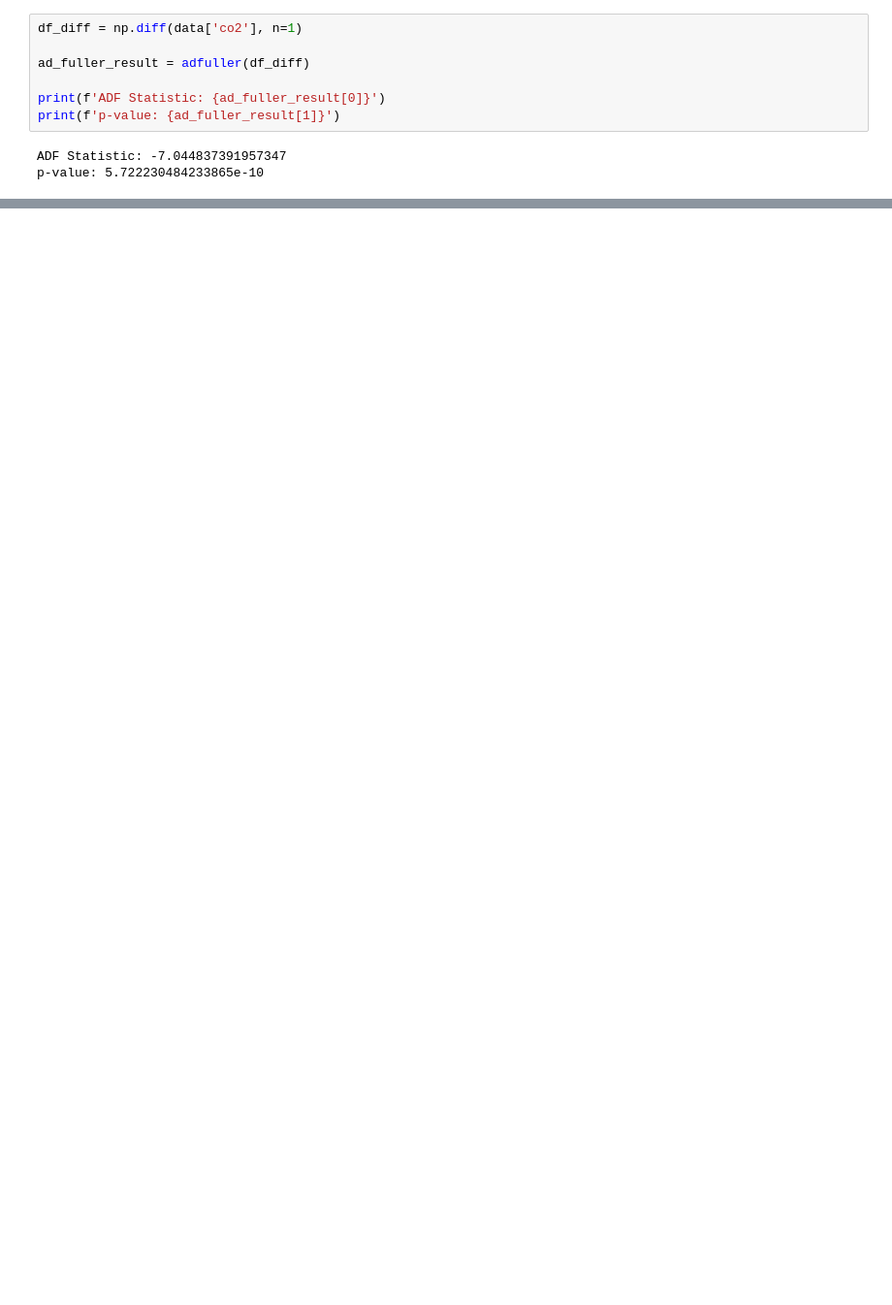
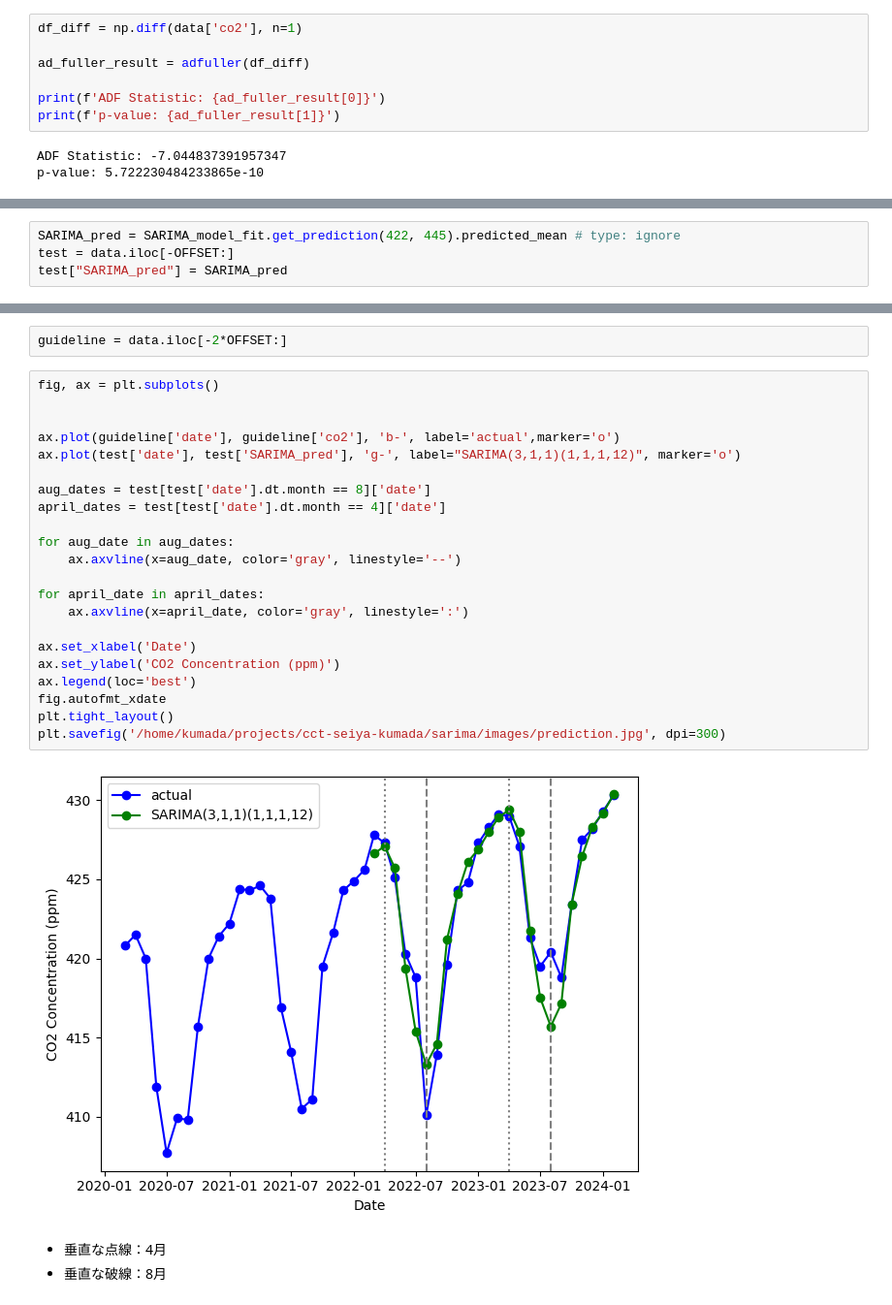
Before and after one commit to cct-blog/cct-seiya-kumada, a Jupyter notebook: sarima/src/main.ipynb, the cells around one changed output, grey strips where cells are left out. Shown at 97% size. Cells and saved outputs as stored; diff of their text form; blank space fills up the shorter version.

```diff
--- a/sarima/src/main.ipynb
+++ b/sarima/src/main.ipynb
@@ -211,0 +306,4 @@ ARIMA_result_df
+# %%
+SARIMA_pred = SARIMA_model_fit.get_prediction(422, 445).predicted_mean # type: ignore
+test = data.iloc[-OFFSET:]
+test["SARIMA_pred"] = SARIMA_pred
@@ -211,0 +327,29 @@ ARIMA_result_df
+# %%
+guideline = data.iloc[-2*OFFSET:]
+# %%
+fig, ax = plt.subplots()
+
+
+ax.plot(guideline['date'], guideline['co2'], 'b-', label='actual',marker='o')
+ax.plot(test['date'], test['SARIMA_pred'], 'g-', label="SARIMA(3,1,1)(1,1,1,12)", marker='o')
+
+aug_dates = test[test['date'].dt.month == 8]['date']
+april_dates = test[test['date'].dt.month == 4]['date']
+
+for aug_date in aug_dates:
+    ax.axvline(x=aug_date, color='gray', linestyle='--')
+
+for april_date in april_dates:
+    ax.axvline(x=april_date, color='gray', linestyle=':')
+
+ax.set_xlabel('Date')
+ax.set_ylabel('CO2 Concentration (ppm)')
+ax.legend(loc='best')
+fig.autofmt_xdate
+plt.tight_layout()
+plt.savefig('/home/kumada/projects/cct-seiya-kumada/sarima/images/prediction.jpg', dpi=300)
+# %% [output]
+[figure, added]
+# %% [markdown]
+- 垂直な点線：4月
+- 垂直な破線：8月
```
Also changed, not shown: parts of 26 cells of this notebook.
